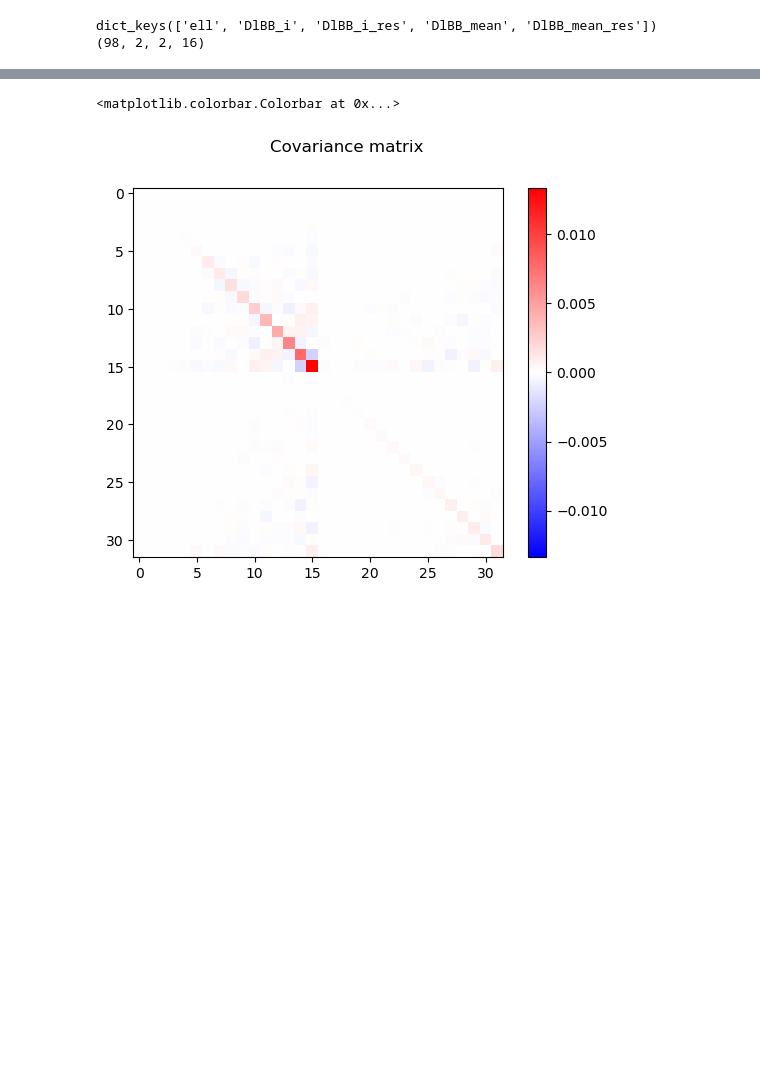
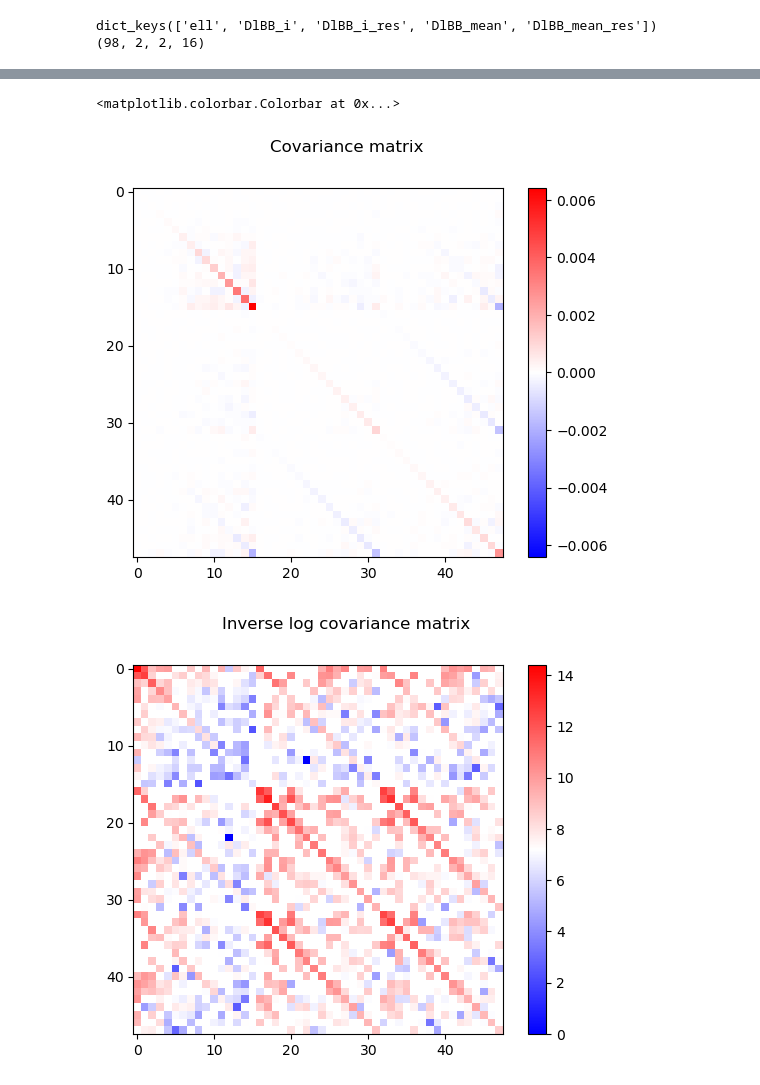
Before and after one commit to mathias77515/CMM-Pipeline, a Jupyter notebook: scripts_nahuel/analysis-r-2.ipynb, the cells around one changed output, grey strips where cells are left out. Cells and saved outputs as stored; diff of their text form; code cells hidden in the pictures; blank space fills up the shorter version.

```diff
--- a/scripts_nahuel/analysis-r-2.ipynb
+++ b/scripts_nahuel/analysis-r-2.ipynb
@@ -17,8 +17,8 @@ def give_cl_cmb(ell, r=0, Alens=1.):
         power_spectrum += r * hp.read_cl('/home/nahue-ofi/CMM-Pipeline/src/data/Cls_Planck2018_unlensed_scalar_and_tensor_r1.fits')[:,:4000]
     return np.interp(ell, np.arange(1, 4001, 1), power_spectrum[2])
 
-with open('/home/nahue-ofi/CMM-Pipeline/src/autospectrum_cmb_d0_100_143_planck_parametric_d0_two.pkl', 'rb') as f: #autospectrum_realistic_in_cmb_d1_s0_out_cmb_d1_parametric_d1_two #autospectrum_forecast_inCMBDustSync_outCMBDustSync_advancedparametric_d0_two
-    data = pickle.load(f)
+# with open('/home/nahue-ofi/CMM-Pipeline/src/autospectrum_cmb_d0_100_143_planck_parametric_d0_two.pkl', 'rb') as f: #autospectrum_realistic_in_cmb_d1_s0_out_cmb_d1_parametric_d1_two #autospectrum_forecast_inCMBDustSync_outCMBDustSync_advancedparametric_d0_two
+#     data1 = pickle.load(f)
 
 with open('/home/nahue-ofi/CMM-Pipeline/src/autospectrum_cmb_d0_fullHFI_planck_parametric_d0_two.pkl', 'rb') as f: #autospectrum_realistic_in_cmb_d1_s0_out_cmb_d1_parametric_d1_two #autospectrum_forecast_inCMBDustSync_outCMBDustSync_advancedparametric_d0_two
     data = pickle.load(f)
@@ -228,15 +219,36 @@ plt.colorbar()
 # %%
-data_cmb = data['DlBB_i'][:, 0, 0,:] - data['DlBB_i_res'][:, 0, 0,:]
-data_dust = data['DlBB_i'][:, 1, 1,:] - data['DlBB_i_res'][:, 1, 1,:]
+data_cc = data['DlBB_i'][:, 0, 0,:] - data['DlBB_i_res'][:, 0, 0,:]
+data_dd = data['DlBB_i'][:, 1, 1,:] - data['DlBB_i_res'][:, 1, 1,:]
+data_dc = data['DlBB_i'][:, 1, 0,:] - data['DlBB_i_res'][:, 1, 0,:]
 
-cov_cd = np.cov( data_cmb, data_dust, rowvar = False )
+data_for_cov = np.append(data_cc, data_dd,axis=1)
+data_for_cov = np.append(data_for_cov, data_dc,axis=1)
+# print(data_for_cov)
+cov_complete = np.cov( data_for_cov, rowvar = False )
 
 plt.figure()
 
 plt.suptitle('Covariance matrix')
-vmax = np.max(np.abs(cov_cd[:, :]))
-plt.imshow(cov_cd[:, :], vmin=-vmax, vmax=vmax, cmap='bwr')
+vmax = np.max(np.abs(cov_complete[:, :]))
+plt.imshow(cov_complete[:, :], vmin=-vmax, vmax=vmax, cmap='bwr')
 plt.colorbar()
+
+cov_inv = np.linalg.inv(cov_complete)
+
+plt.figure()
+
+plt.suptitle('Inverse log covariance matrix')
+vmax = np.max(np.abs(cov_inv[:, :]))
+plt.imshow(np.log(cov_inv[:, :]), cmap='bwr')#, vmin=-vmax, vmax=vmax, cmap='bwr')
+plt.colorbar()
+
+plt.figure()
+
+plt.suptitle('Inverse log abs covariance matrix')
+vmax = np.max(np.abs(cov_inv[:, :]))
+plt.imshow(np.log(np.abs(cov_inv[:, :])), cmap='bwr')#, vmin=-vmax, vmax=vmax, cmap='bwr')
+plt.colorbar()
 # %% [output]
 <matplotlib.colorbar.Colorbar at 0x...>
-[figure, old version]
+[figure, new version]
+[figure, added]
```
Also changed, not shown: parts of 12 cells of this notebook, 1 other file.
